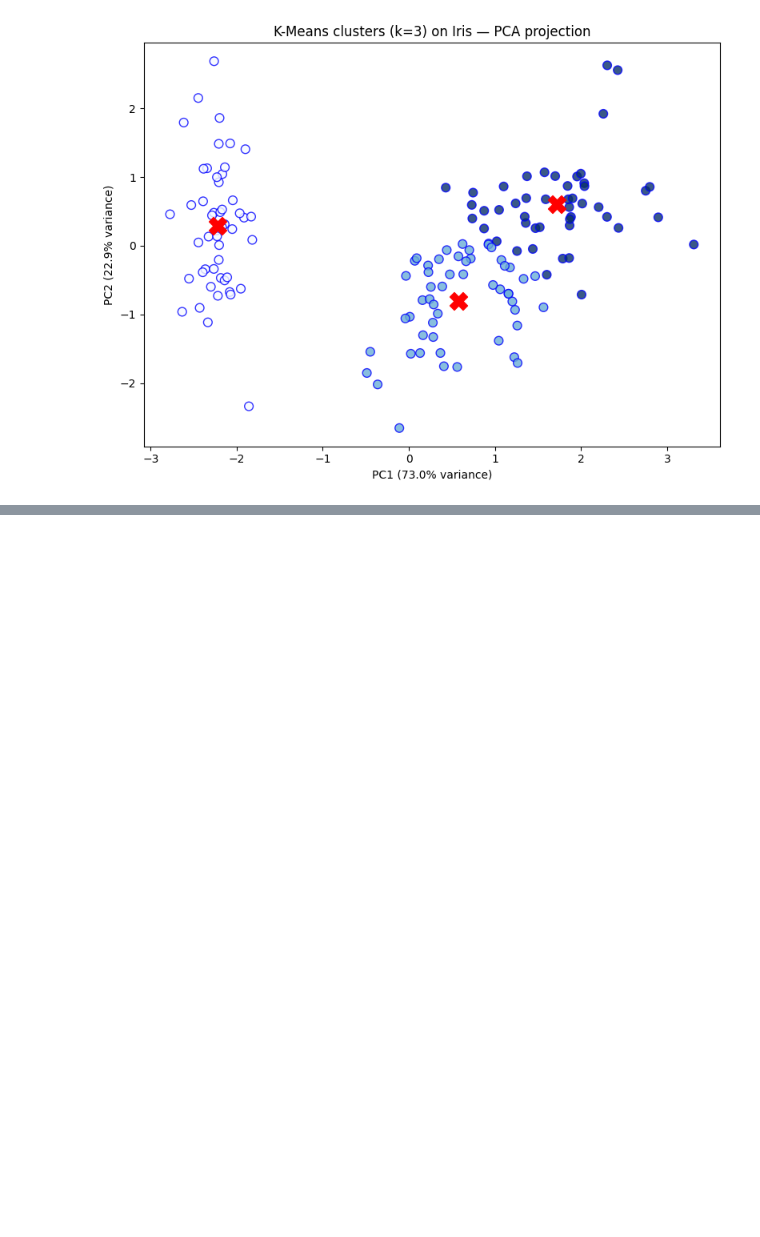
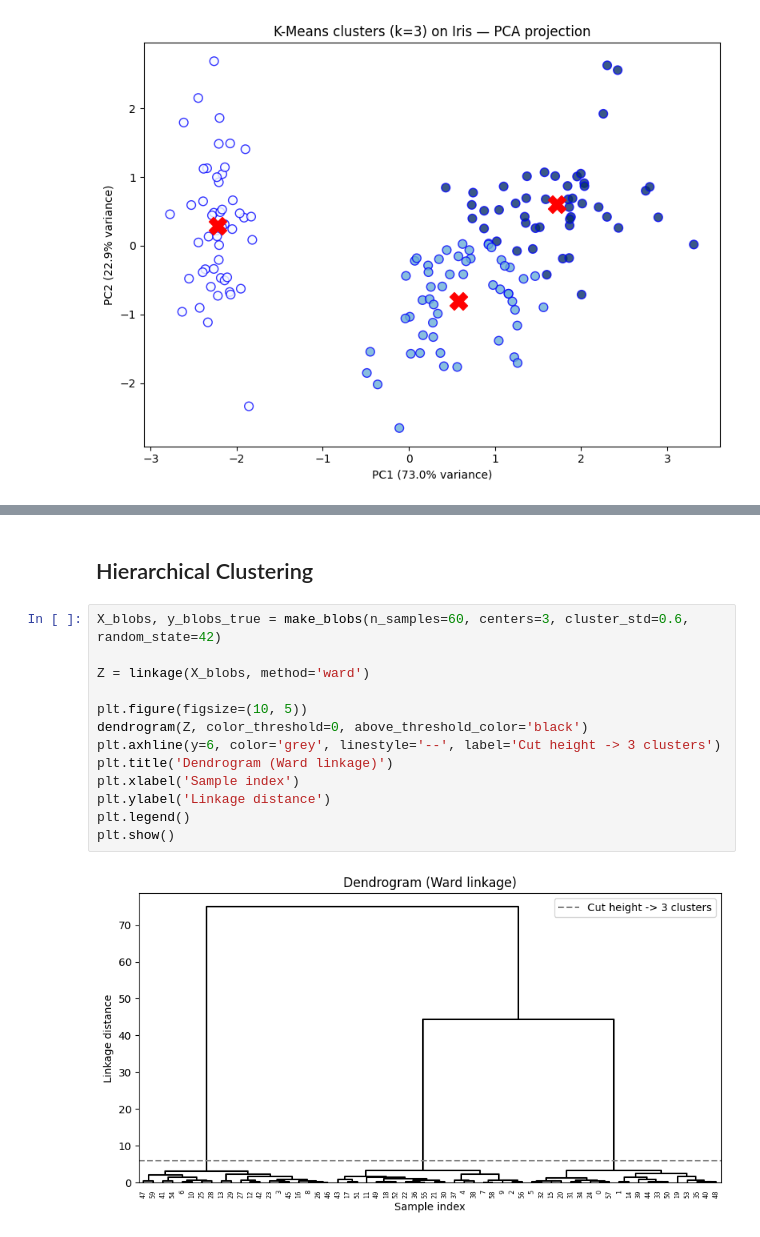
Before and after one commit to Lampard7crypt/Data-Science-Python, a Jupyter notebook: Phase 3/clustering.ipynb, the cells around one changed output, grey strips where cells are left out. Saved outputs shown, nothing was run; the diff lists cells and outputs as text; blank space fills up the shorter version.

```diff
--- a/Phase 3/clustering.ipynb
+++ b/Phase 3/clustering.ipynb
@@ -108,0 +168,17 @@ plt.show()
+# %% [markdown]
+## Hierarchical Clustering
+# %%
+X_blobs, y_blobs_true = make_blobs(n_samples=60, centers=3, cluster_std=0.6, random_state=42)
+
+Z = linkage(X_blobs, method='ward')
+
+plt.figure(figsize=(10, 5))
+dendrogram(Z, color_threshold=0, above_threshold_color='black')
+plt.axhline(y=6, color='grey', linestyle='--', label='Cut height -> 3 clusters')
+plt.title('Dendrogram (Ward linkage)')
+plt.xlabel('Sample index')
+plt.ylabel('Linkage distance')
+plt.legend()
+plt.show()
+# %% [output]
+[figure, added]
```
Also changed, not shown: parts of 12 cells of this notebook.
